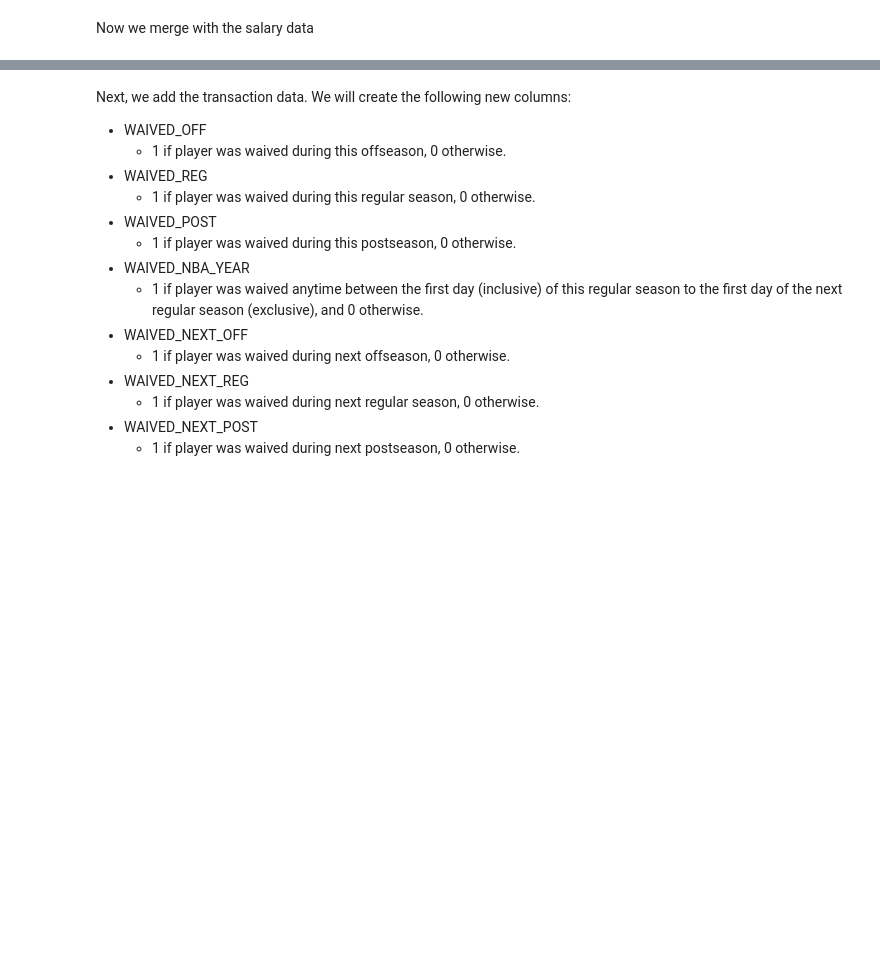
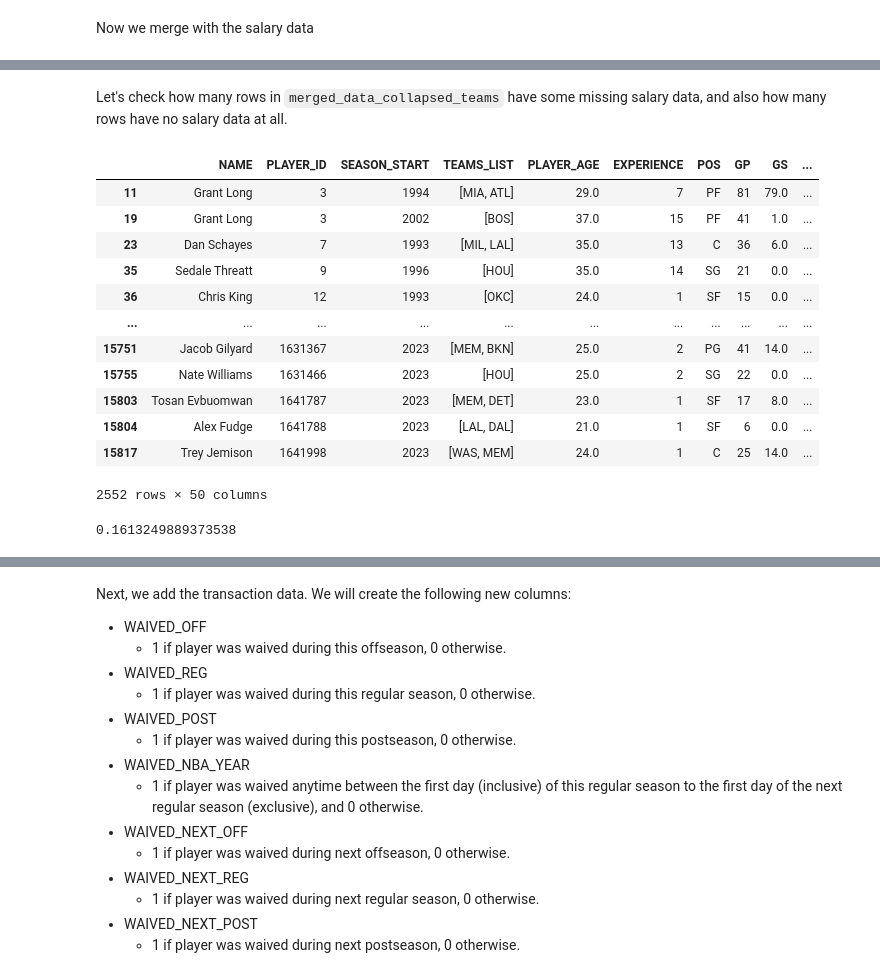
Before and after one commit to aapandy2/predicting_nba_player_retention, a Jupyter notebook: Data/merged_data/data_merger.ipynb, the cells around one changed output, grey strips where cells are left out. Cells and saved outputs as stored; diff of their text form; code cells hidden in the pictures; blank space fills up the shorter version.

```diff
--- a/Data/merged_data/data_merger.ipynb
+++ b/Data/merged_data/data_merger.ipynb
@@ -383,0 +469,22 @@ merged_data.head(2)
+# %% [markdown]
+Let's check how many rows in `merged_data_collapsed_teams` have some missing salary data, and also how many rows have no salary data at all.
+# %%
+merged_data_collapsed_teams[merged_data_collapsed_teams['SALARIES_LIST'].apply(lambda x: any(np.isnan(i) for i in x))]
+# %% [output]
+|  | NAME | PLAYER_ID | SEASON_START | TEAMS_LIST | PLAYER_AGE | EXPERIENCE | POS | GP | GS | ... |
+| 11 | Grant Long | 3 | 1994 | [MIA, ATL] | 29.0 | 7 | PF | 81 | 79.0 | ... |
+| 19 | Grant Long | 3 | 2002 | [BOS] | 37.0 | 15 | PF | 41 | 1.0 | ... |
+| 23 | Dan Schayes | 7 | 1993 | [MIL, LAL] | 35.0 | 13 | C | 36 | 6.0 | ... |
+| 35 | Sedale Threatt | 9 | 1996 | [HOU] | 35.0 | 14 | SG | 21 | 0.0 | ... |
+| 36 | Chris King | 12 | 1993 | [OKC] | 24.0 | 1 | SF | 15 | 0.0 | ... |
+| ... | ... | ... | ... | ... | ... | ... | ... | ... | ... | ... |
+| 15751 | Jacob Gilyard | 1631367 | 2023 | [MEM, BKN] | 25.0 | 2 | PG | 41 | 14.0 | ... |
+| 15755 | Nate Williams | 1631466 | 2023 | [HOU] | 25.0 | 2 | SG | 22 | 0.0 | ... |
+| 15803 | Tosan Evbuomwan | 1641787 | 2023 | [MEM, DET] | 23.0 | 1 | SF | 17 | 8.0 | ... |
+| 15804 | Alex Fudge | 1641788 | 2023 | [LAL, DAL] | 21.0 | 1 | SF | 6 | 0.0 | ... |
+| 15817 | Trey Jemison | 1641998 | 2023 | [WAS, MEM] | 24.0 | 1 | C | 25 | 14.0 | ... |
+2552 rows × 50 columns
+# %%
+2552/15819
+# %% [output]
+0.1613249889373538
```
Also changed, not shown: parts of 38 cells of this notebook, 1 other file.
